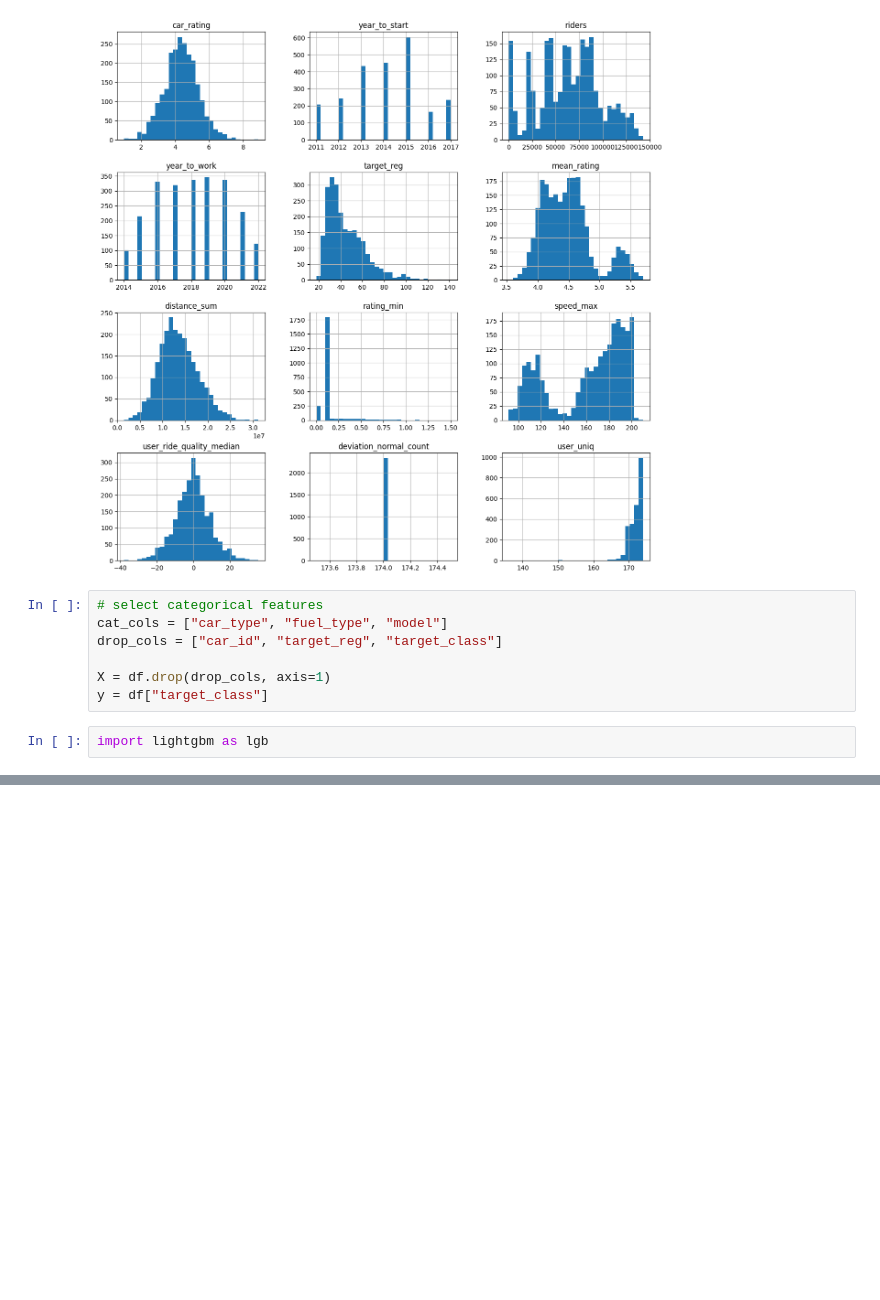
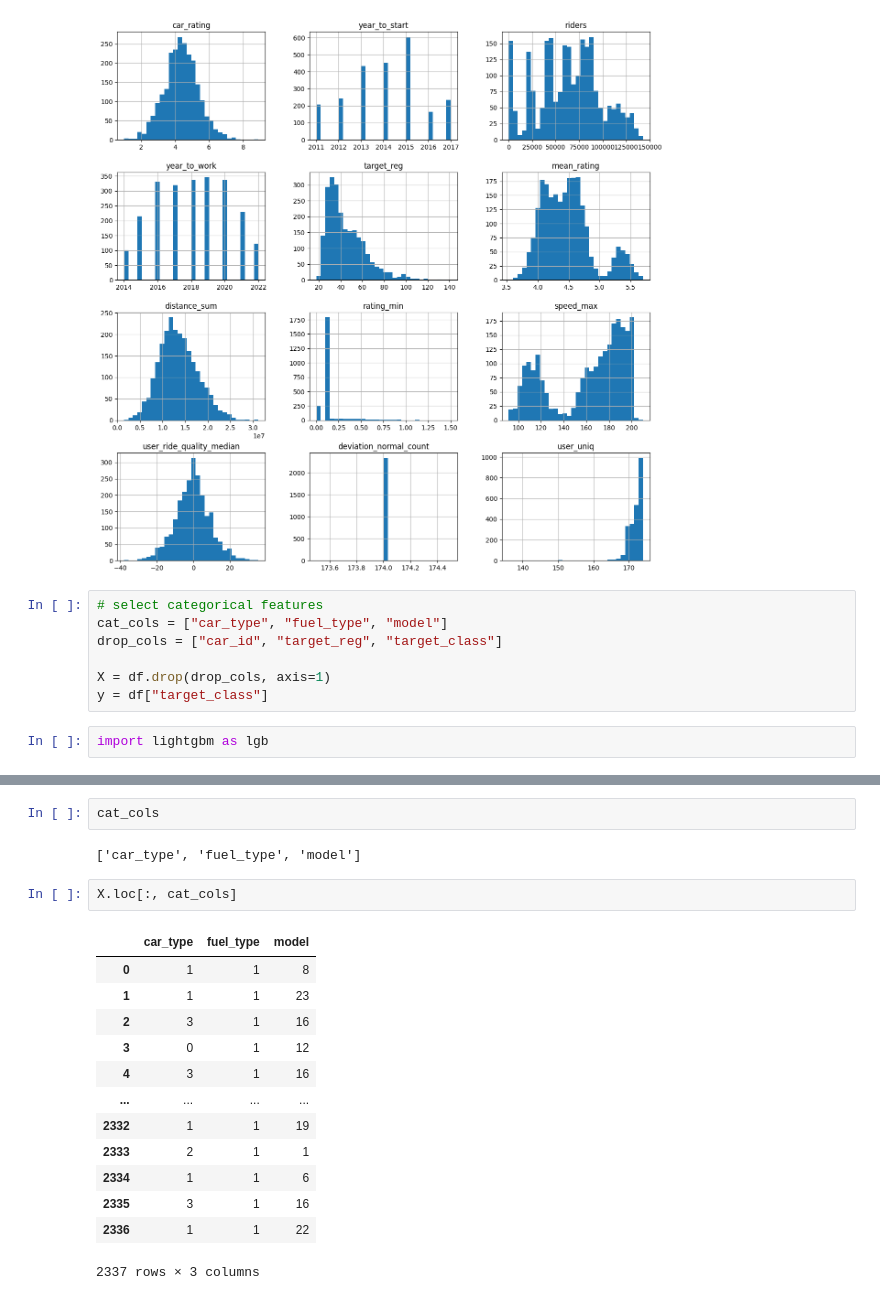
Before and after one commit to aziart/comp-ds, a Jupyter notebook: notebooks/04.2.02 - LightGBM.ipynb, the cells around one changed output, grey strips where cells are left out. Saved outputs shown, nothing was run; the diff lists cells and outputs as text; blank space fills up the shorter version.

```diff
--- a/notebooks/04.2.02 - LightGBM.ipynb
+++ b/notebooks/04.2.02 - LightGBM.ipynb
@@ -129,0 +127,20 @@ import lightgbm as lgb
+# %%
+cat_cols
+# %% [output]
+['car_type', 'fuel_type', 'model']
+# %%
+X.loc[:, cat_cols]
+# %% [output]
+|  | car_type | fuel_type | model |
+| 0 | 1 | 1 | 8 |
+| 1 | 1 | 1 | 23 |
+| 2 | 3 | 1 | 16 |
+| 3 | 0 | 1 | 12 |
+| 4 | 3 | 1 | 16 |
+| ... | ... | ... | ... |
+| 2332 | 1 | 1 | 19 |
+| 2333 | 2 | 1 | 1 |
+| 2334 | 1 | 1 | 6 |
+| 2335 | 3 | 1 | 16 |
+| 2336 | 1 | 1 | 22 |
+2337 rows × 3 columns
```
Also changed, not shown: parts of 9 cells of this notebook.
